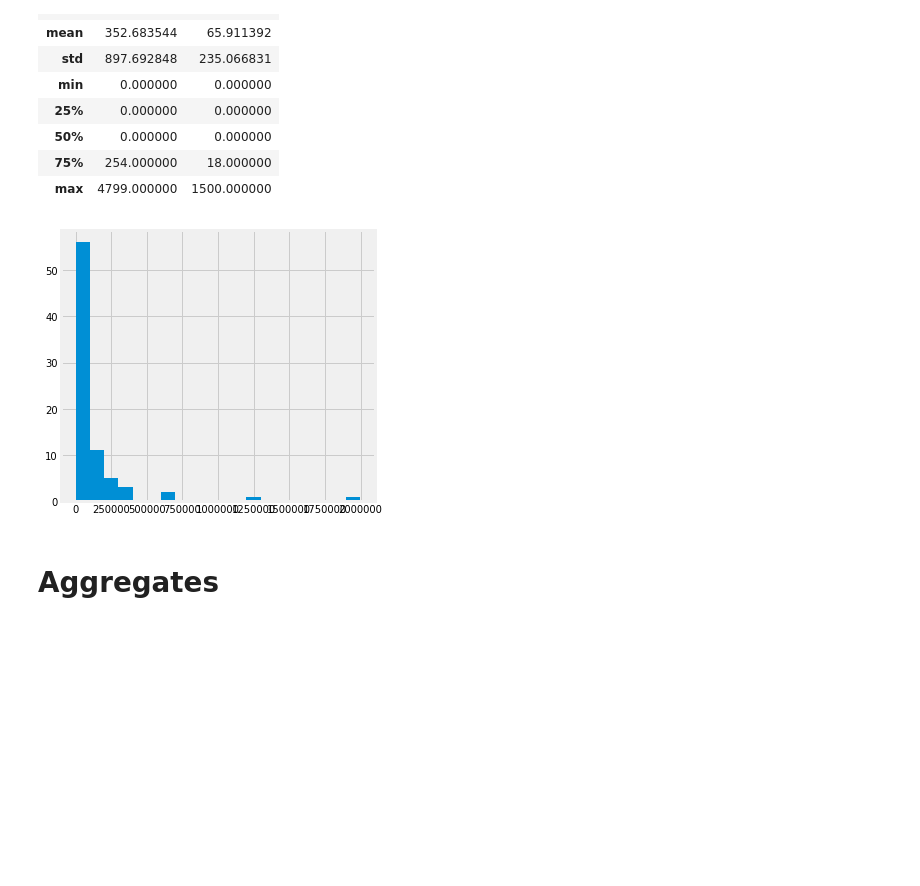
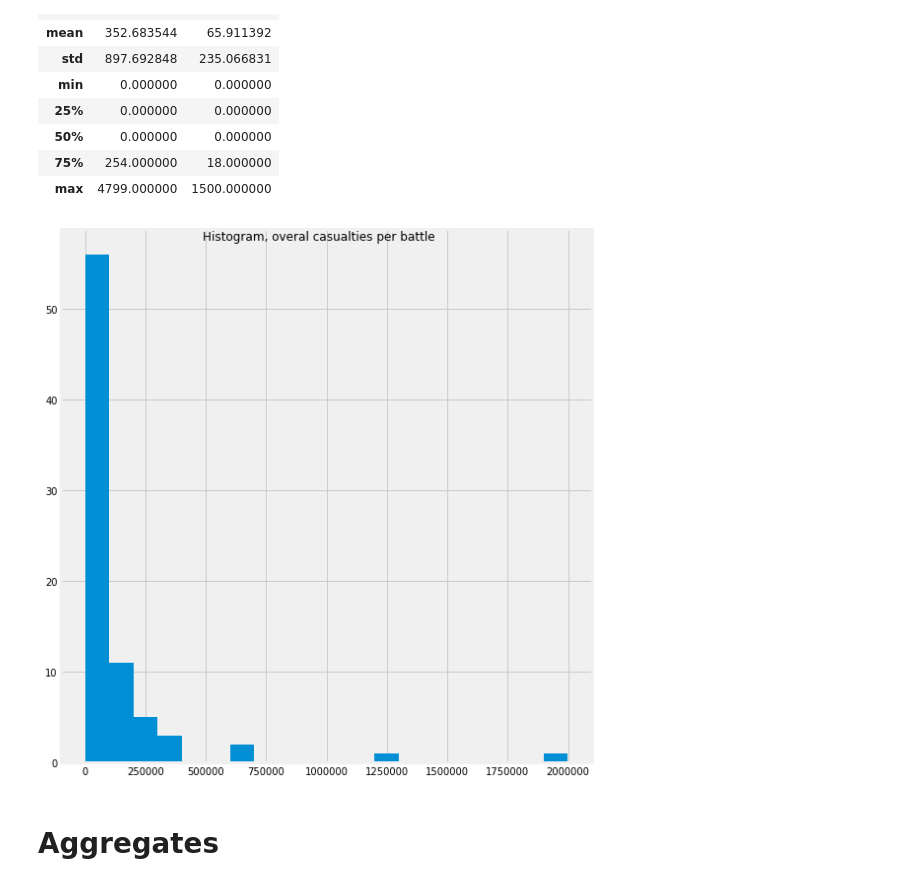
Before and after one commit to PacktPublishing/Learn-Python-by-Building-Data-Science-Applications, a Jupyter notebook: Chapter12/1_Exploration.ipynb, the cells around one changed output. Drawn from its saved outputs; the diff is of its cells as text; code cells hidden in the pictures; blank space fills up the shorter version.

```diff
--- a/Chapter12/1_Exploration.ipynb
+++ b/Chapter12/1_Exploration.ipynb
@@ -53,9 +53,11 @@ data.loc[~mask, ['allies tanks', 'axis tanks']].describe()
 | 75% | 254.000000 | 18.000000 |
 | max | 4799.000000 | 1500.000000 |
 # %%
-data.loc[~mask, 'killed total'].hist(bins=20, figsize=(5,5));
+data.loc[~mask, 'killed total'].hist(bins=20, figsize=(8,8))
+plt.suptitle('Histogram, overal casualties per battle')
+plt.tight_layout();
 # %% [output]
-[figure, old version]
+[figure, new version]
 # %% [markdown]
 # Aggregates
 # %%
```
Also changed, not shown: parts of 1 cell of this notebook, 5 other files.
